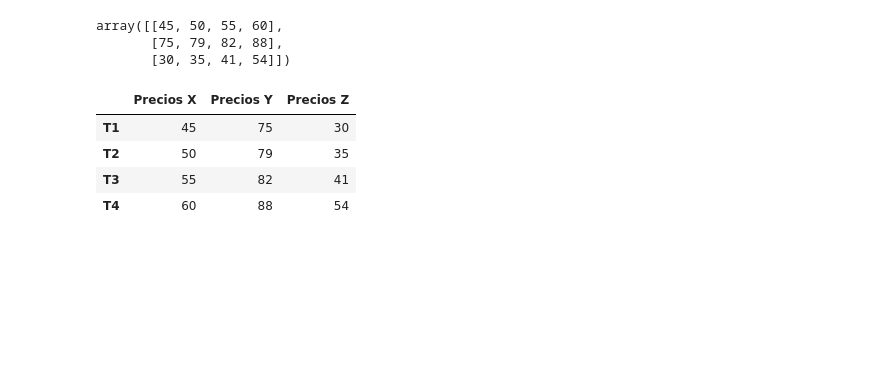
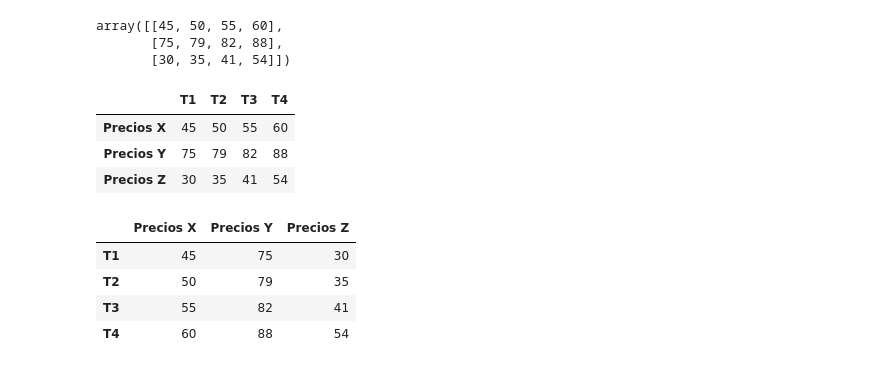
Before and after one commit to Danino99/Laboratorio-de-Metodos-Cuantitativos-Aplicados-a-la-Gestion, a Jupyter notebook: 01_intro_y_datos/clase02.ipynb, the cells around one changed output. Saved outputs shown, nothing was run; the diff lists cells and outputs as text; code cells hidden in the pictures; blank space fills up the shorter version.

```diff
--- a/01_intro_y_datos/clase02.ipynb
+++ b/01_intro_y_datos/clase02.ipynb
@@ -257,6 +270,15 @@ matriz_precios_por_trimestre
 array([[45, 50, 55, 60],
        [75, 79, 82, 88],
        [30, 35, 41, 54]])
+# %%
+tabla_precios1=pd.DataFrame(matriz_precios_por_trimestre, index=["Precios X", "Precios Y", "Precios Z"], columns=["T1", "T2", "T3", "T4"])
+
+tabla_precios1
+# %% [output]
+|  | T1 | T2 | T3 | T4 |
+| Precios X | 45 | 50 | 55 | 60 |
+| Precios Y | 75 | 79 | 82 | 88 |
+| Precios Z | 30 | 35 | 41 | 54 |
 # %%
 #Ahora trasponemos la matriz y la convertimos en una tabla de datos
 tabla_precios=pd.DataFrame(matriz_precios_por_trimestre.T, index=["T1", "T2", "T3", "T4"], columns=["Precios X", "Precios Y", "Precios Z"])
```
Also changed, not shown: parts of 11 cells of this notebook.
